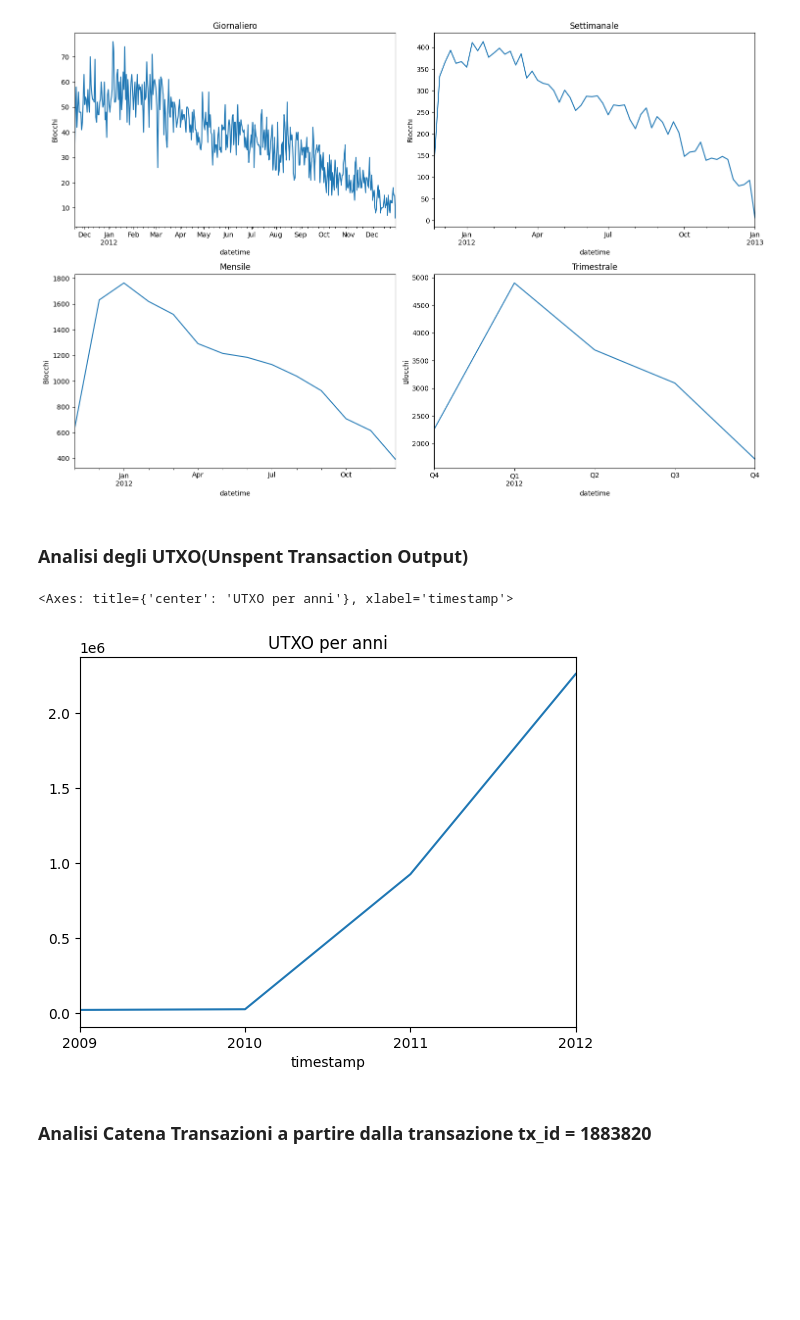
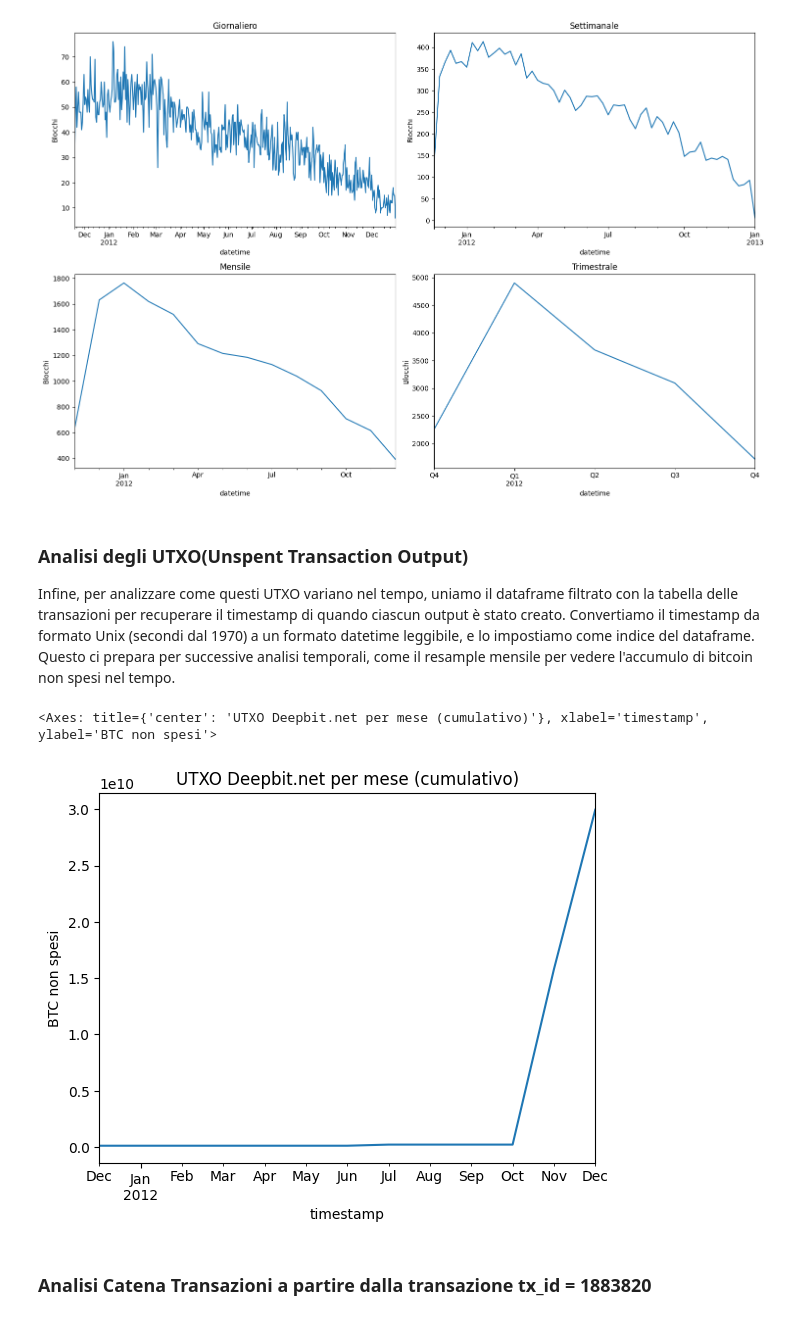
Before and after one commit to TaleWind28/Magician, a Jupyter notebook: Magician.ipynb, the cells around one changed output. Cells and saved outputs as stored; diff of their text form; code cells hidden in the pictures; blank space fills up the shorter version.

```diff
--- a/Magician.ipynb
+++ b/Magician.ipynb
@@ -332,12 +342,12 @@ fee_per_block = fees.groupby('block_height')['fee'].sum().reset_index()
 # %%
 #Calcolo UTXO
 diff = indexed_out.merge(amounts,how="left",on=["prev_tx_id","prev_tx_pos"], indicator=True)
+left_only = (diff['_merge'] == 'left_only')
+#lo faccio in due passate parte per migliorare la leggibilità
+unspent = diff[left_only].dropna(axis=1,how="all").reset_index()
+unspent = unspent.rename(columns={"amount_x":"amount","addressId_x":"addressId","script_type_x":"script_type","prev_tx_id":"tx_id"})
 
-# Semplicemente controlla se l'indice è presente
-#lo faccio a parte per migliorare la leggibilità
-unspent = diff[diff['_merge'] == 'left_only'].dropna(axis=1,how="all").reset_index().rename(columns={"amount_x":"amount","addressId_x":"addressId","script_type_x":"script_type","prev_tx_id":"tx_id"}).copy()
+deepbit_utxo = unspent["addressId"].isin(deepbit_hased_addresses)
 
 # #Trasformazione Timestamp
-UTXO_df = unspent.merge(transactions,how="left",on="tx_id")[["amount","timestamp"]]
-UTXO_df["timestamp"] = pd.to_datetime(UTXO_df["timestamp"],unit="s")
-UTXO_df = UTXO_df.set_index("timestamp")
+UTXO_df = unspent[deepbit_utxo].merge(transactions,how="left",on="tx_id")[["amount","timestamp"]]
@@ -399,13 +398,19 @@ plt.show()
 [figure]
 # %% [markdown]
 ### Analisi degli UTXO(Unspent Transaction Output)
+
+Infine, per analizzare come questi UTXO variano nel tempo, uniamo il dataframe filtrato con la tabella delle transazioni per recuperare il timestamp di quando ciascun output è stato creato. Convertiamo il timestamp da formato Unix (secondi dal 1970) a un formato datetime leggibile, e lo impostiamo come indice del dataframe. Questo ci prepara per successive analisi temporali, come il resample mensile per vedere l'accumulo di bitcoin non spesi nel tempo.
 # %%
 # Numero di transazioni per mese
-monthly_UTXO = UTXO_df.resample('Y').size()
-monthly_UTXO.plot(title='UTXO per anni')
+UTXO_df["timestamp"] = pd.to_datetime(UTXO_df["timestamp"],unit="s")
+UTXO_df = UTXO_df.set_index("timestamp")
+
+monthly_utxo = UTXO_df.resample('ME')['amount'].sum()
+cumulative_utxo = monthly_utxo.cumsum()
+cumulative_utxo.plot(title='UTXO Deepbit.net per mese (cumulativo)', ylabel='BTC non spesi')
 # %% [output]
-<Axes: title={'center': 'UTXO per anni'}, xlabel='timestamp'>
+<Axes: title={'center': 'UTXO Deepbit.net per mese (cumulativo)'}, xlabel='timestamp', ylabel='BTC non spesi'>
-[figure, old version]
+[figure, new version]
 # %% [markdown]
 ### Analisi Catena Transazioni a partire dalla transazione tx_id = 1883820
 # %%
```
Also changed, not shown: parts of 6 cells of this notebook.
